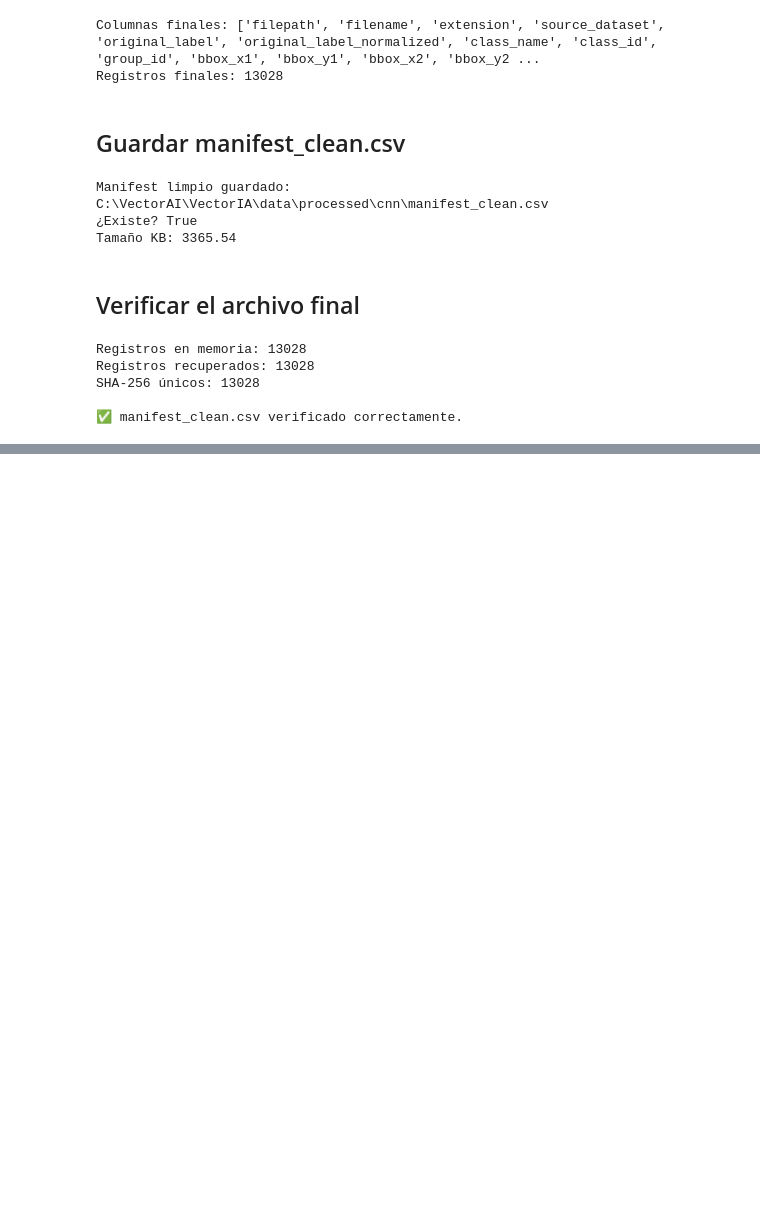
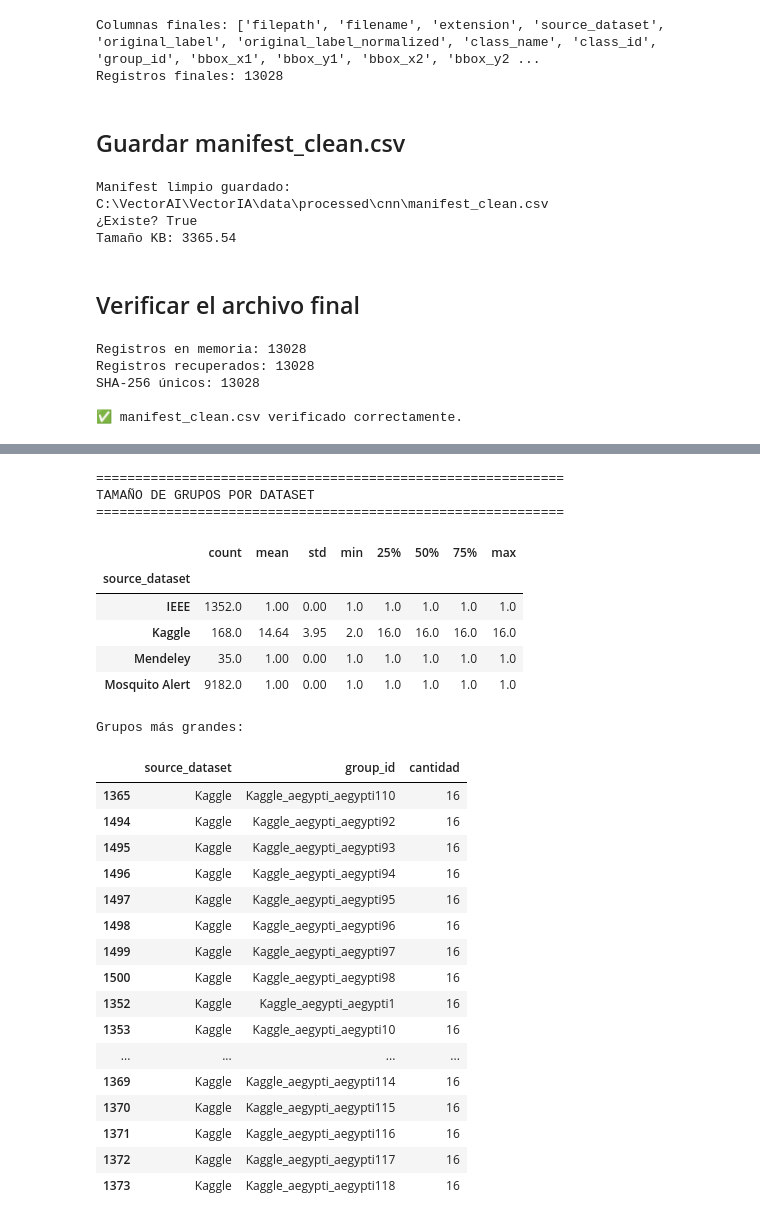
Before and after one commit to andreyac1397/VectorIA, a Jupyter notebook: notebooks/CNN_MosquitosModelo.ipynb, the cells around one changed output, grey strips where cells are left out. Cells and saved outputs as stored; diff of their text form; code cells hidden in the pictures; blank space fills up the shorter version.

Commit message:
Nuevo Update CNN mosquito model notebook

```diff
--- a/notebooks/CNN_MosquitosModelo.ipynb
+++ b/notebooks/CNN_MosquitosModelo.ipynb
@@ -2817,0 +2893,63 @@ SHA-256 únicos: 13028
+# %%
+tamano_grupos = (
+    df_clean
+    .groupby(
+        [
+            "source_dataset",
+            "group_id"
+        ]
+    )
+    .size()
+    .rename("cantidad")
+    .reset_index()
+)
+
+print("=" * 60)
+print("TAMAÑO DE GRUPOS POR DATASET")
+print("=" * 60)
+
+display(
+    tamano_grupos
+    .groupby("source_dataset")["cantidad"]
+    .describe()
+    .round(2)
+)
+
+print("\nGrupos más grandes:")
+
+display(
+    tamano_grupos
+    .sort_values(
+        "cantidad",
+        ascending=False
+    )
+    .head(30)
+)
+# %% [output]
+============================================================
+TAMAÑO DE GRUPOS POR DATASET
+============================================================
+|  | count | mean | std | min | 25% | 50% | 75% | max |
+| source_dataset |  |  |  |  |  |  |  |  |
+| IEEE | 1352.0 | 1.00 | 0.00 | 1.0 | 1.0 | 1.0 | 1.0 | 1.0 |
+| Kaggle | 168.0 | 14.64 | 3.95 | 2.0 | 16.0 | 16.0 | 16.0 | 16.0 |
+| Mendeley | 35.0 | 1.00 | 0.00 | 1.0 | 1.0 | 1.0 | 1.0 | 1.0 |
+| Mosquito Alert | 9182.0 | 1.00 | 0.00 | 1.0 | 1.0 | 1.0 | 1.0 | 1.0 |
+Grupos más grandes:
+|  | source_dataset | group_id | cantidad |
+| 1365 | Kaggle | Kaggle_aegypti_aegypti110 | 16 |
+| 1494 | Kaggle | Kaggle_aegypti_aegypti92 | 16 |
+| 1495 | Kaggle | Kaggle_aegypti_aegypti93 | 16 |
+| 1496 | Kaggle | Kaggle_aegypti_aegypti94 | 16 |
+| 1497 | Kaggle | Kaggle_aegypti_aegypti95 | 16 |
+| 1498 | Kaggle | Kaggle_aegypti_aegypti96 | 16 |
+| 1499 | Kaggle | Kaggle_aegypti_aegypti97 | 16 |
+| 1500 | Kaggle | Kaggle_aegypti_aegypti98 | 16 |
+| 1352 | Kaggle | Kaggle_aegypti_aegypti1 | 16 |
+| 1353 | Kaggle | Kaggle_aegypti_aegypti10 | 16 |
+| ... | ... | ... | ... |
+| 1369 | Kaggle | Kaggle_aegypti_aegypti114 | 16 |
+| 1370 | Kaggle | Kaggle_aegypti_aegypti115 | 16 |
+| 1371 | Kaggle | Kaggle_aegypti_aegypti116 | 16 |
+| 1372 | Kaggle | Kaggle_aegypti_aegypti117 | 16 |
+| 1373 | Kaggle | Kaggle_aegypti_aegypti118 | 16 |
```
Also changed, not shown: parts of 77 cells of this notebook.
